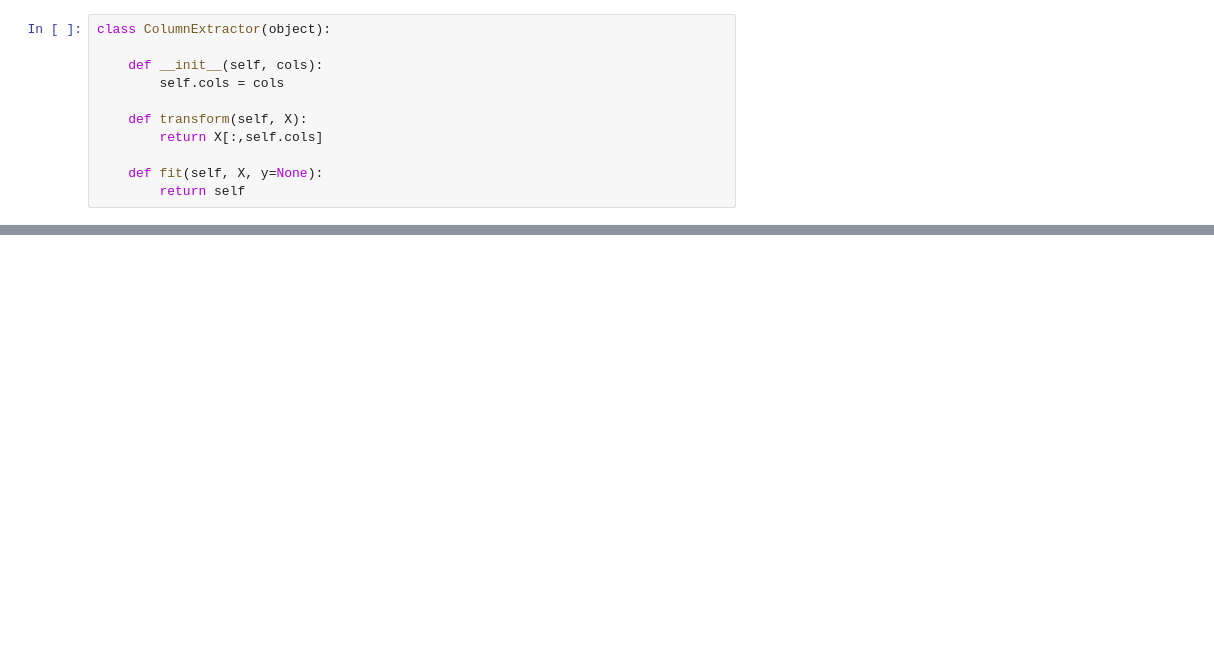
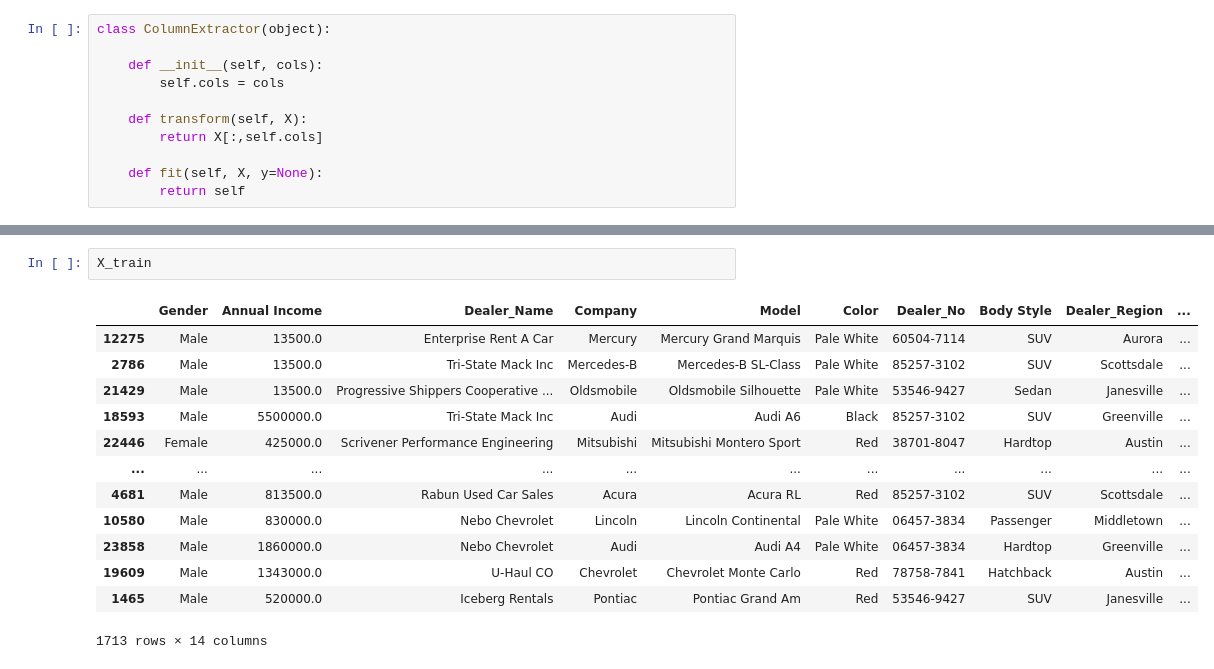
Before and after one commit to MedvedevIgS/IIS_Lab1, a Jupyter notebook: edu/research.ipynb, the cells around one changed output, grey strips where cells are left out. Saved outputs shown, nothing was run; the diff lists cells and outputs as text; blank space fills up the shorter version.

```diff
--- a/edu/research.ipynb
+++ b/edu/research.ipynb
@@ -775,0 +822,16 @@ assert (run.info.status =='FINISHED')
+# %%
+X_train
+# %% [output]
+|  | Gender | Annual Income | Dealer_Name | Company | Model | Color | Dealer_No | Body Style | Dealer_Region | ... |
+| 12275 | Male | 13500.0 | Enterprise Rent A Car | Mercury | Mercury Grand Marquis | Pale White | 60504-7114 | SUV | Aurora | ... |
+| 2786 | Male | 13500.0 | Tri-State Mack Inc | Mercedes-B | Mercedes-B SL-Class | Pale White | 85257-3102 | SUV | Scottsdale | ... |
+| 21429 | Male | 13500.0 | Progressive Shippers Cooperative ... | Oldsmobile | Oldsmobile Silhouette | Pale White | 53546-9427 | Sedan | Janesville | ... |
+| 18593 | Male | 5500000.0 | Tri-State Mack Inc | Audi | Audi A6 | Black | 85257-3102 | SUV | Greenville | ... |
+| 22446 | Female | 425000.0 | Scrivener Performance Engineering | Mitsubishi | Mitsubishi Montero Sport | Red | 38701-8047 | Hardtop | Austin | ... |
+| ... | ... | ... | ... | ... | ... | ... | ... | ... | ... | ... |
+| 4681 | Male | 813500.0 | Rabun Used Car Sales | Acura | Acura RL | Red | 85257-3102 | SUV | Scottsdale | ... |
+| 10580 | Male | 830000.0 | Nebo Chevrolet | Lincoln | Lincoln Continental | Pale White | 06457-3834 | Passenger | Middletown | ... |
+| 23858 | Male | 1860000.0 | Nebo Chevrolet | Audi | Audi A4 | Pale White | 06457-3834 | Hardtop | Greenville | ... |
+| 19609 | Male | 1343000.0 | U-Haul CO | Chevrolet | Chevrolet Monte Carlo | Red | 78758-7841 | Hatchback | Austin | ... |
+| 1465 | Male | 520000.0 | Iceberg Rentals | Pontiac | Pontiac Grand Am | Red | 53546-9427 | SUV | Janesville | ... |
+1713 rows × 14 columns
```
Also changed, not shown: parts of 48 cells of this notebook, 10 other files.
